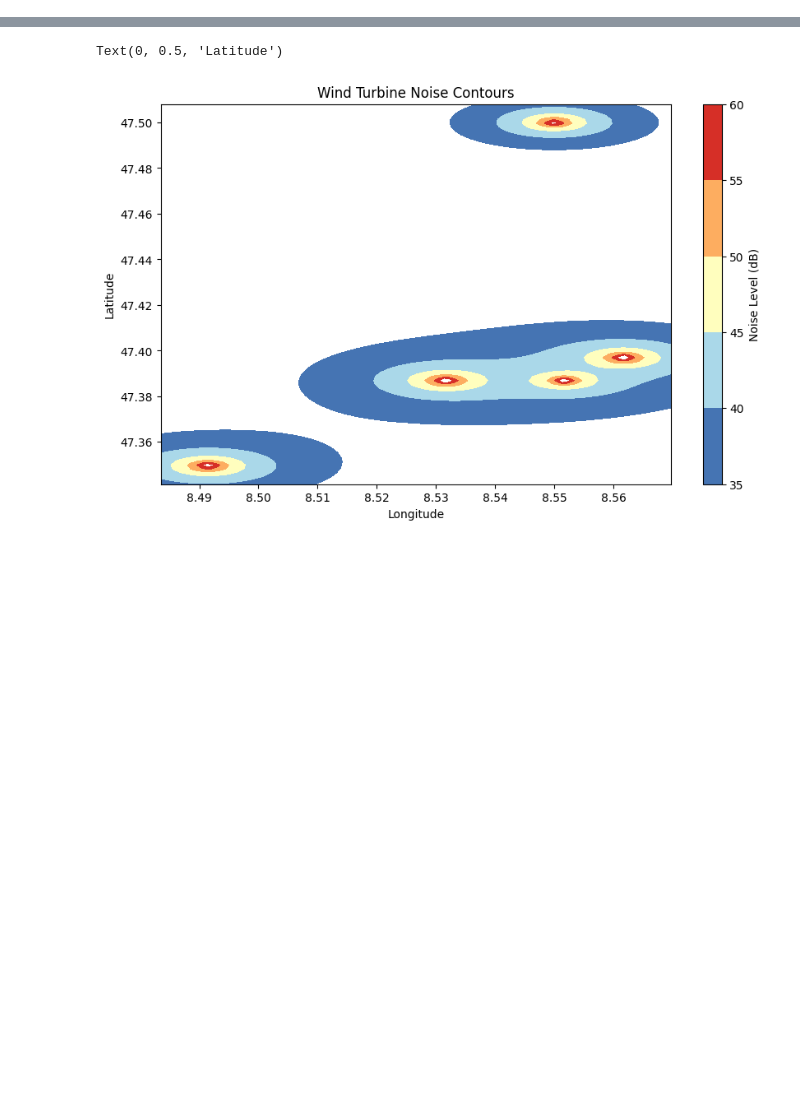
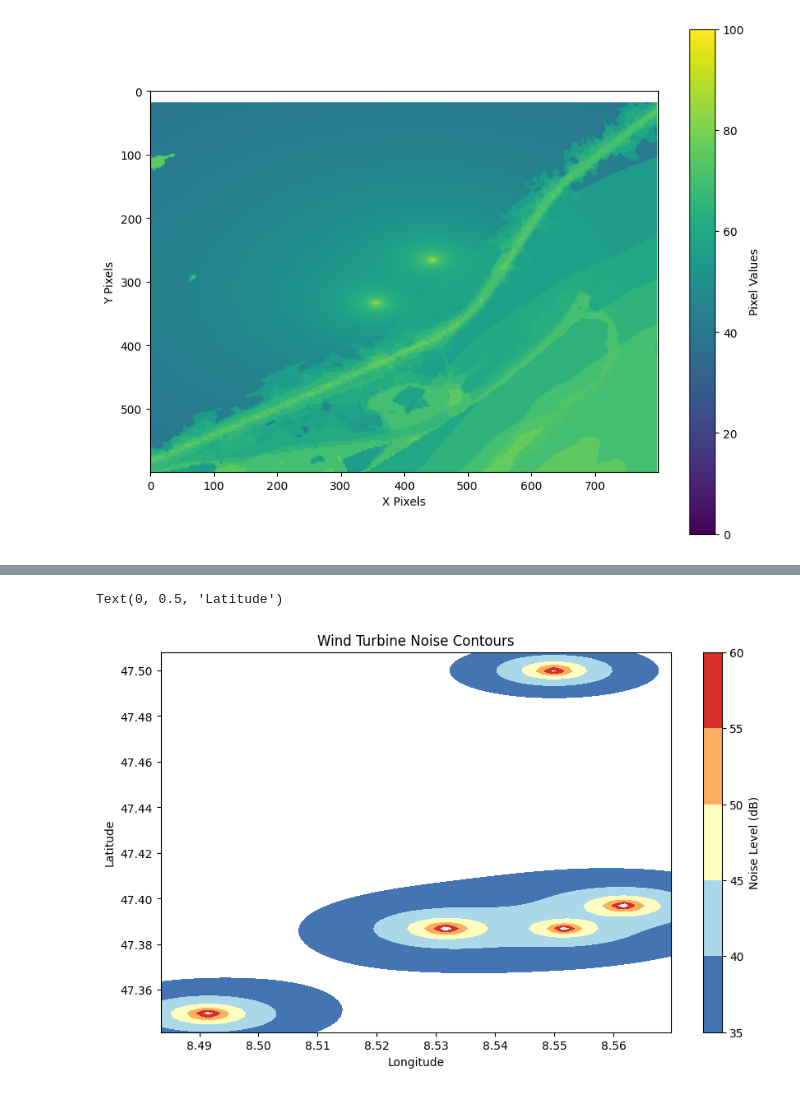
Before and after one commit to nmcdtu/windwhisper, a Jupyter notebook: dev/generate_noise_map.ipynb, the cells around one changed output, grey strips where cells are left out. Drawn from its saved outputs; the diff is of its cells as text; code cells hidden in the pictures; blank space fills up the shorter version.

```diff
--- a/dev/generate_noise_map.ipynb
+++ b/dev/generate_noise_map.ipynb
@@ -54,0 +66,12 @@ Trained model saved to /Users/romain/Github/windwhisper/windwhisper/data/default
+# %%
+import matplotlib.pyplot as plt
+
+plt.figure(figsize=(10, 8))
+plt.imshow(wt.noise_analysis.merged_map["combined"], vmin=0, vmax=100)
+plt.colorbar(label="Pixel Values")
+plt.xlabel("X Pixels")
+plt.ylabel("Y Pixels")
+plt.grid(False)  # Disable grid for better visualization
+plt.show()
+# %% [output]
+[figure, added]
```
Also changed, not shown: parts of 15 cells of this notebook, 6 other files.
